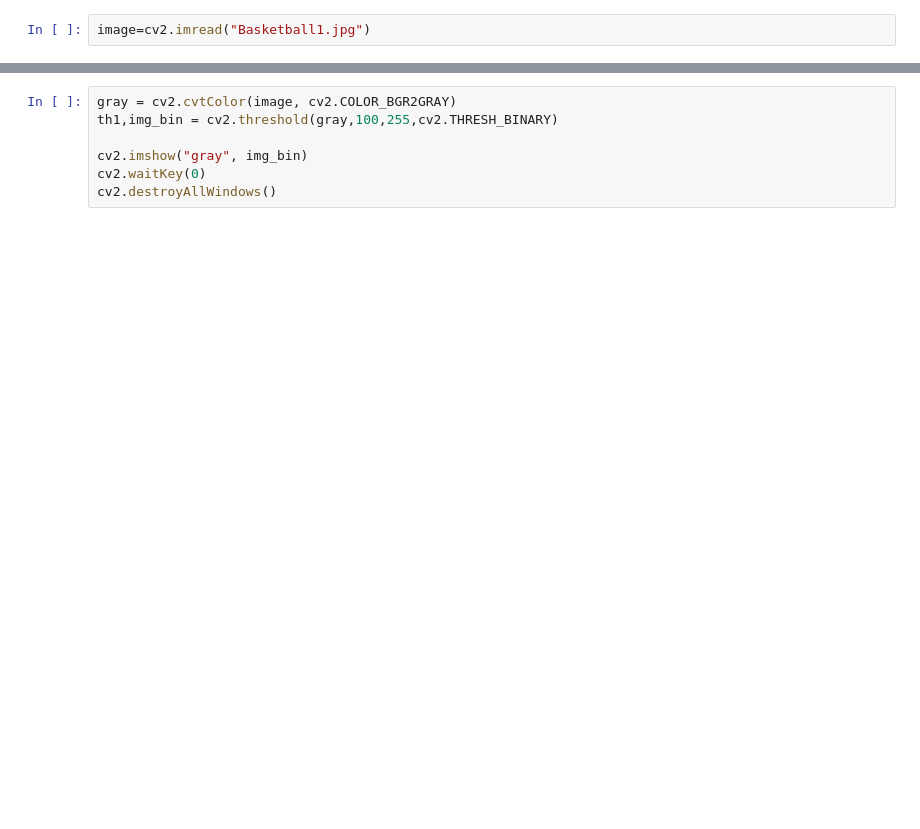
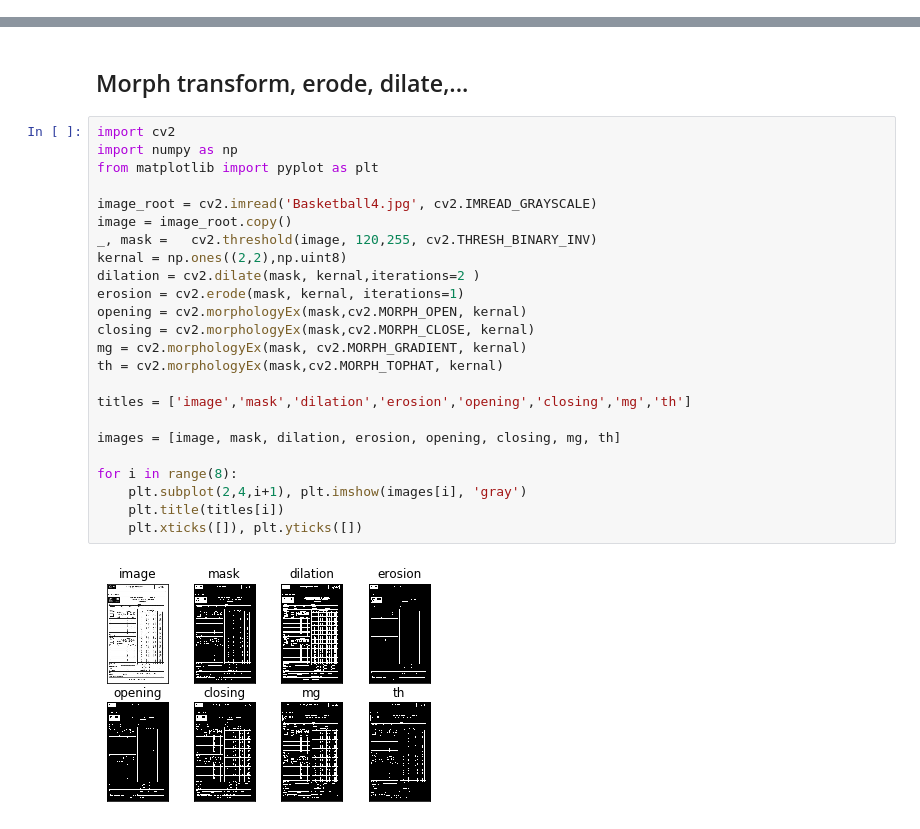
Before and after one commit to cnolden90/BasketballScoreGrid, a Jupyter notebook: BasketballScoreGrid.ipynb, the cells around one changed output, grey strips where cells are left out. Saved outputs shown, nothing was run; the diff lists cells and outputs as text; blank space fills up the shorter version.

```diff
--- a/BasketballScoreGrid.ipynb
+++ b/BasketballScoreGrid.ipynb
@@ -5,2 +0,0 @@ from matplotlib import pyplot as plt
-# %%
-image=cv2.imread("Basketball1.jpg")
@@ -44,7 +45,28 @@ cv2.destroyAllWindows()
-# %%
-gray = cv2.cvtColor(image, cv2.COLOR_BGR2GRAY)
-th1,img_bin = cv2.threshold(gray,100,255,cv2.THRESH_BINARY)
-
-cv2.imshow("gray", img_bin)
-cv2.waitKey(0)
-cv2.destroyAllWindows()
+# %% [markdown]
+## Morph transform, erode, dilate,...
+# %%
+import cv2
+import numpy as np
+from matplotlib import pyplot as plt
+
+image_root = cv2.imread('Basketball4.jpg', cv2.IMREAD_GRAYSCALE)
+image = image_root.copy()
+_, mask =   cv2.threshold(image, 120,255, cv2.THRESH_BINARY_INV)
+kernal = np.ones((2,2),np.uint8)
+dilation = cv2.dilate(mask, kernal,iterations=2 )
+erosion = cv2.erode(mask, kernal, iterations=1)
+opening = cv2.morphologyEx(mask,cv2.MORPH_OPEN, kernal)
+closing = cv2.morphologyEx(mask,cv2.MORPH_CLOSE, kernal)
+mg = cv2.morphologyEx(mask, cv2.MORPH_GRADIENT, kernal)
+th = cv2.morphologyEx(mask,cv2.MORPH_TOPHAT, kernal)
+
+titles = ['image','mask','dilation','erosion','opening','closing','mg','th']
+
+images = [image, mask, dilation, erosion, opening, closing, mg, th]
+
+for i in range(8):
+    plt.subplot(2,4,i+1), plt.imshow(images[i], 'gray')
+    plt.title(titles[i])
+    plt.xticks([]), plt.yticks([])
+# %% [output]
+[figure, added]
```
Also changed, not shown: parts of 21 cells of this notebook.
